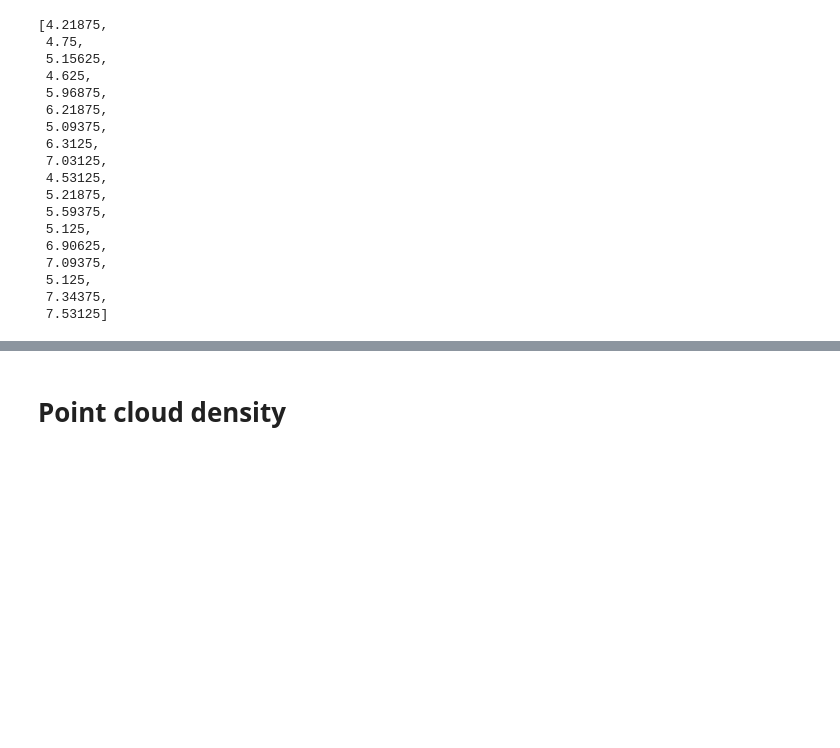
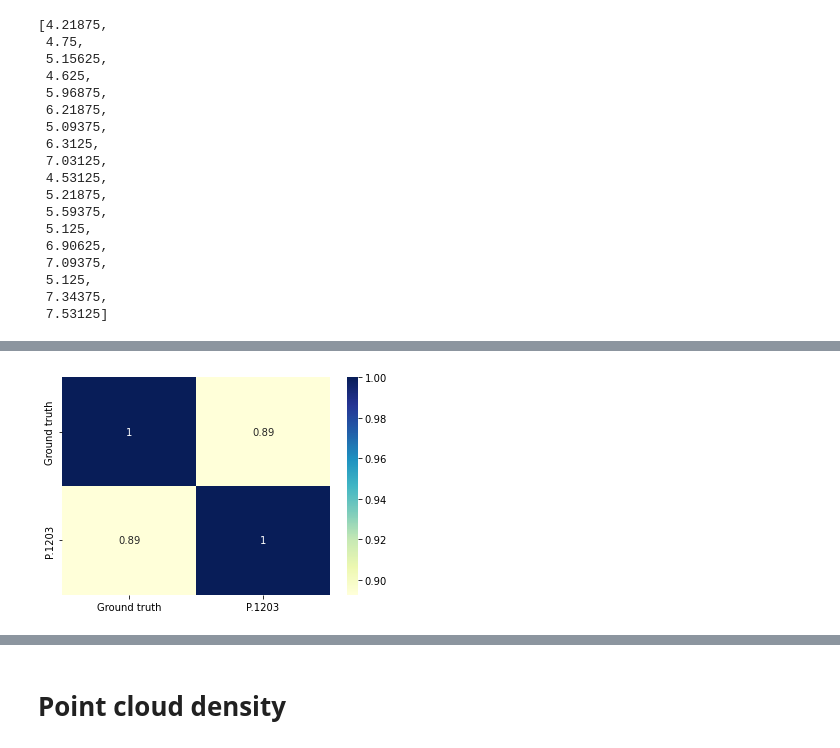
Before and after one commit to minhkstn/PointCloudQoEModels, a Jupyter notebook: point_cloud_qoe_models.ipynb, the cells around one changed output, grey strips where cells are left out. Drawn from its saved outputs; the diff is of its cells as text; code cells hidden in the pictures; blank space fills up the shorter version.

```diff
--- a/point_cloud_qoe_models.ipynb
+++ b/point_cloud_qoe_models.ipynb
@@ -1618,0 +1804,4 @@ plt.show()
+# %%
+predictions = np.full(len(joined_qoe.iloc[0,:]['qoe_scaled']), joined_qoe.loc[joined_qoe.index[0], 'p1203_qoe'])
+targets = joined_qoe.iloc[0,:]['qoe_scaled']
+np.sqrt(np.mean((predictions-targets)**2))
@@ -1618,0 +1996,24 @@ plt.show()
+# %%
+import seaborn as sns
+
+df_correlation = pd.DataFrame({
+    "Ground truth": ground_truth_qoe_list,
+    "P.1203": p1203_qoe_list
+})
+
+corr = df_correlation.corr(method='spearman')
+sns.heatmap(corr, cmap='YlGnBu', annot = True)
+plt.savefig('./figures/correlation_heatmap_optimized.pdf')
+plt.show()
+
+# import seaborn as sns
+# df_correlation = pd.DataFrame({'Ground truth': qoe_ground_truth,
+#                               'P1203': p1203_qoe})
+
+# corr = df_correlation.corr(method = 'spearman') #pearson
+
+# sns.heatmap(corr, cmap='YlGnBu', annot = True)
+# plt.savefig("./figures/correlation_spearman_1203_1080p.pdf")
+# plt.show()
+# %% [output]
+[figure, added]
```
Also changed, not shown: parts of 33 cells of this notebook, 52 other files.
